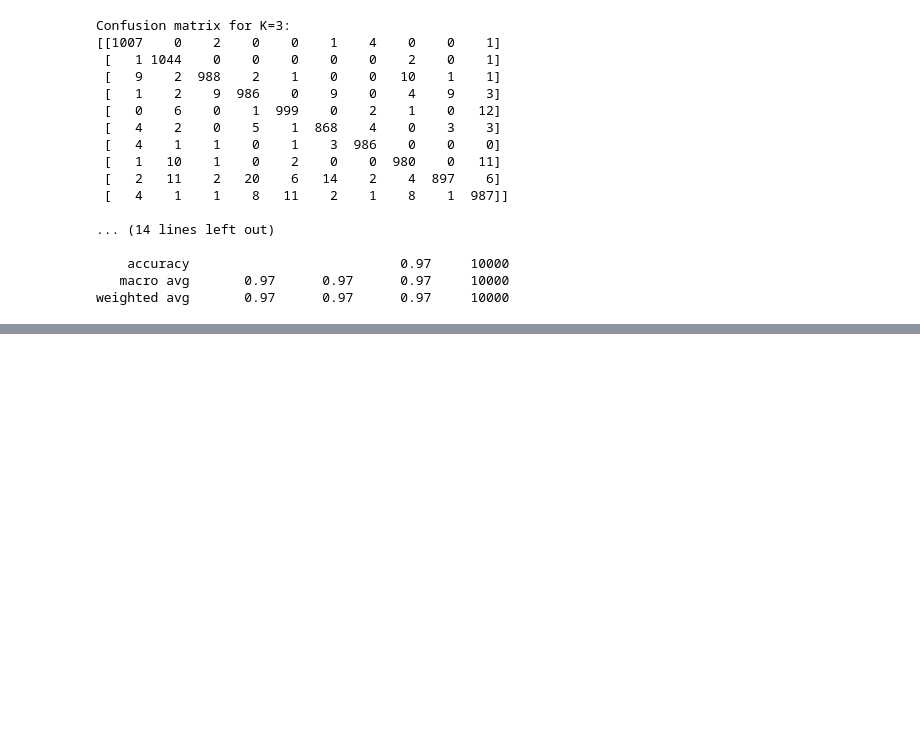
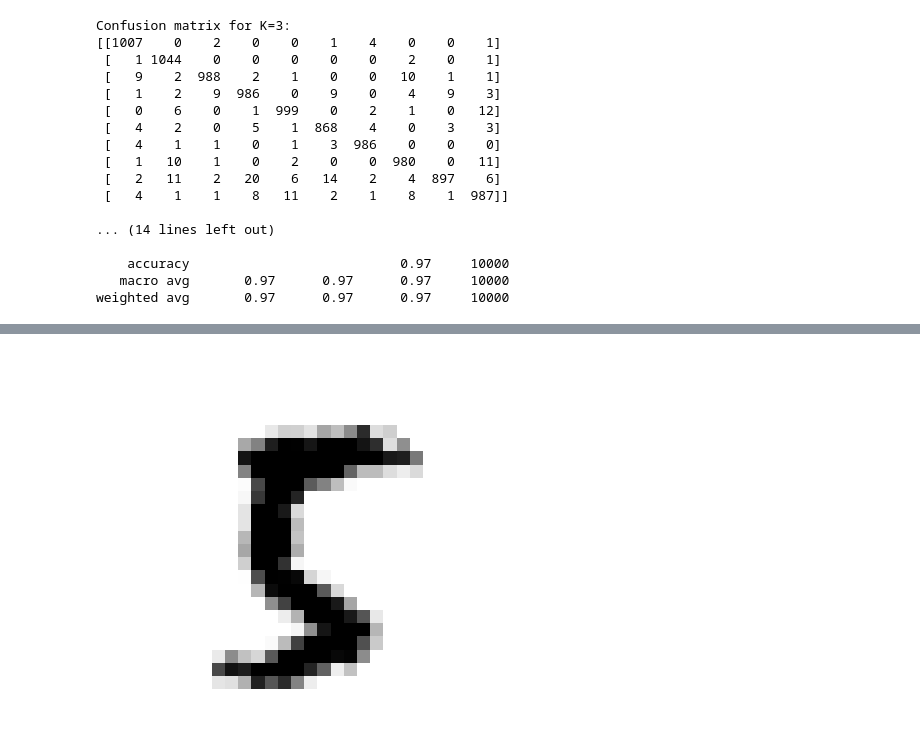
Before and after one commit to Ruhsaku/ImageRecognitionModel, a Jupyter notebook: image_recognition.ipynb, the cells around one changed output, grey strips where cells are left out. Cells and saved outputs as stored; diff of their text form; code cells hidden in the pictures; blank space fills up the shorter version.

```diff
--- a/image_recognition.ipynb
+++ b/image_recognition.ipynb
@@ -145,0 +159,11 @@ weighted avg       0.97      0.97      0.97     10000
+# %%
+number2 = X_test.iloc[0]
+number3 = X_test.iloc[9999]
+number2_image = np.reshape(np.ravel(number2), (28, 28))
+number3_image = np.reshape(np.ravel(number3), (28, 28))
+# %%
+plt.imshow(number2_image, cmap="binary")
+plt.axis("off")
+plt.show()
+# %% [output]
+[figure, added]
```
Also changed, not shown: parts of 5 cells of this notebook.
